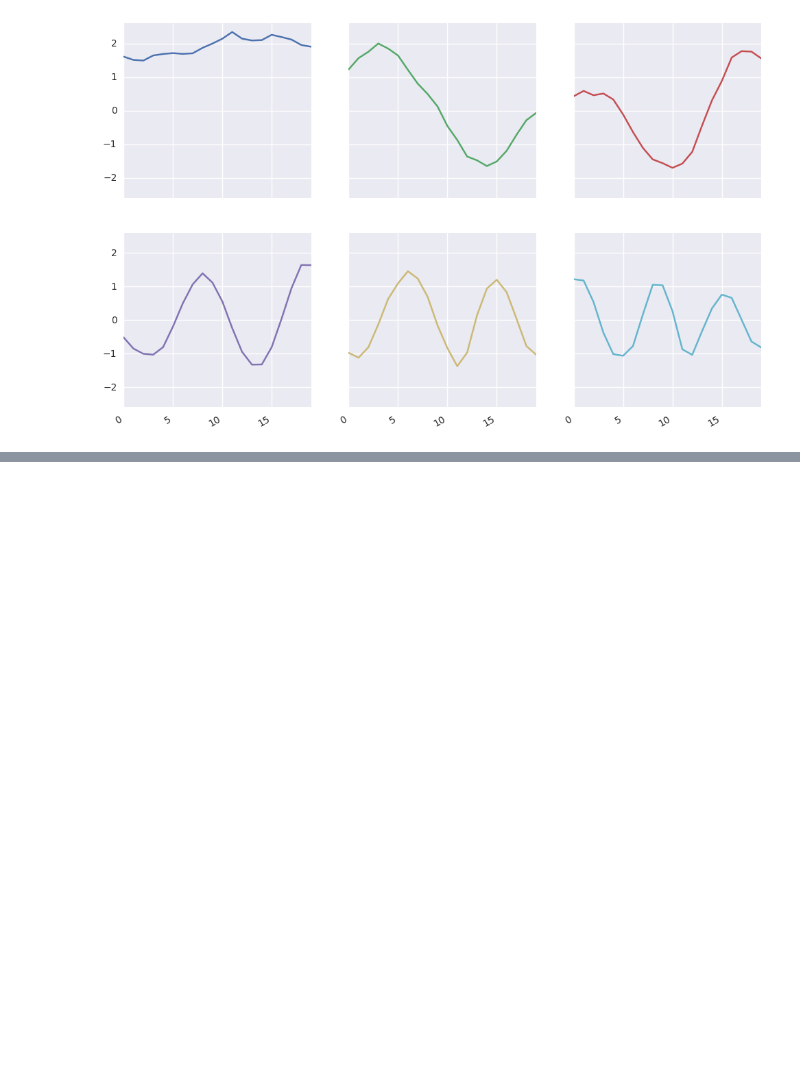
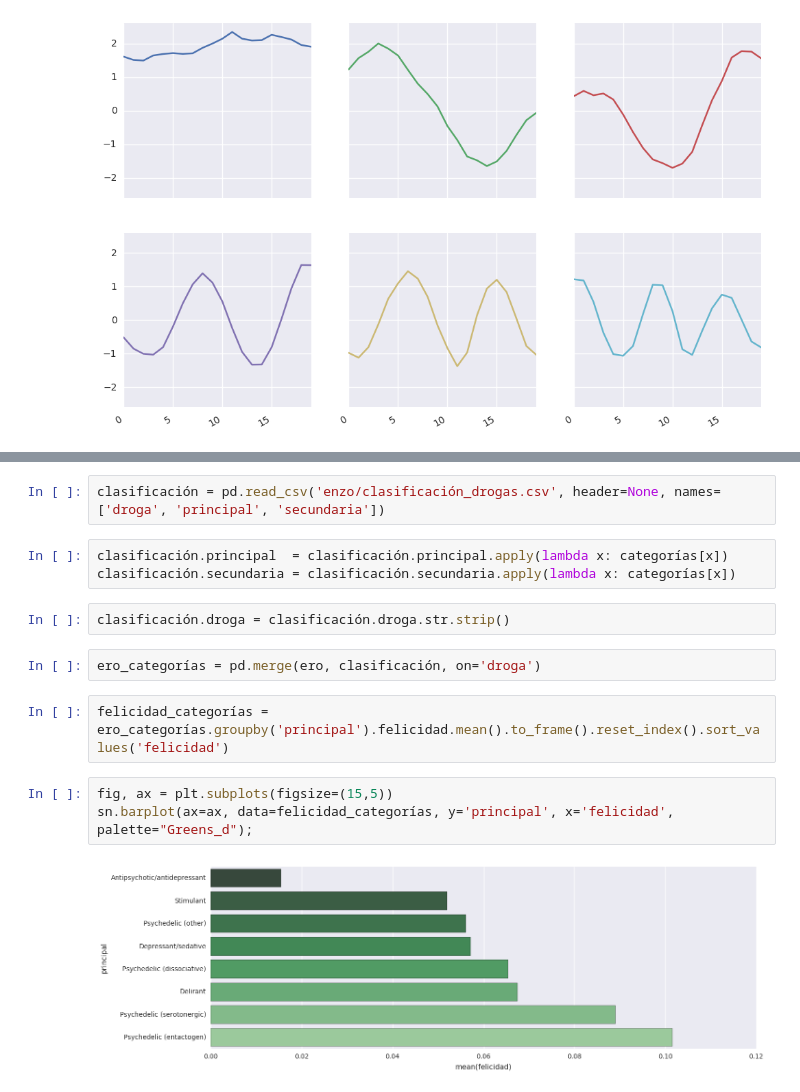
Before and after one commit to matiasbattocchia/tesis, a Jupyter notebook: Tesis.ipynb, the cells around one changed output, grey strips where cells are left out. Drawn from its saved outputs; the diff is of its cells as text; blank space fills up the shorter version.

Commit message:
análisis por sustancia y categorías

```diff
--- a/Tesis.ipynb
+++ b/Tesis.ipynb
@@ -198,0 +267,16 @@ paradigmas.plot(subplots=True, layout=(2,3), sharey=True, ylim=(-2.6,2.6), figsi
+# %%
+clasificación = pd.read_csv('enzo/clasificación_drogas.csv', header=None, names=['droga', 'principal', 'secundaria'])
+# %%
+clasificación.principal  = clasificación.principal.apply(lambda x: categorías[x])
+clasificación.secundaria = clasificación.secundaria.apply(lambda x: categorías[x])
+# %%
+clasificación.droga = clasificación.droga.str.strip()
+# %%
+ero_categorías = pd.merge(ero, clasificación, on='droga')
+# %%
+felicidad_categorías = ero_categorías.groupby('principal').felicidad.mean().to_frame().reset_index().sort_values('felicidad')
+# %%
+fig, ax = plt.subplots(figsize=(15,5))
+sn.barplot(ax=ax, data=felicidad_categorías, y='principal', x='felicidad', palette="Greens_d");
+# %% [output]
+[figure, added]
```
Also changed, not shown: parts of 12 cells of this notebook.
